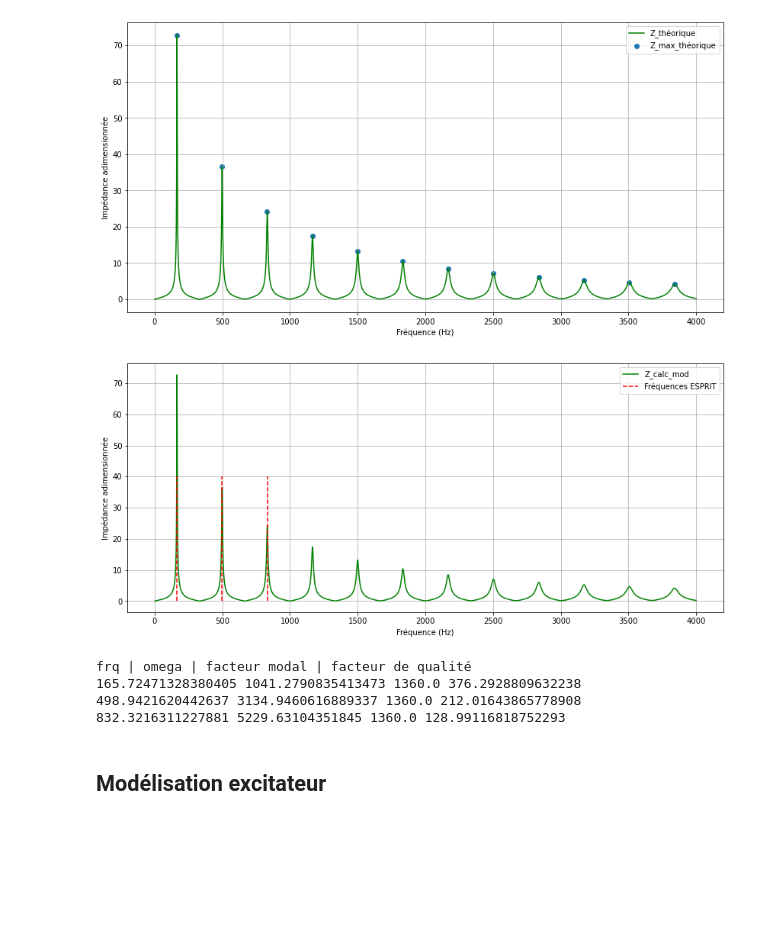
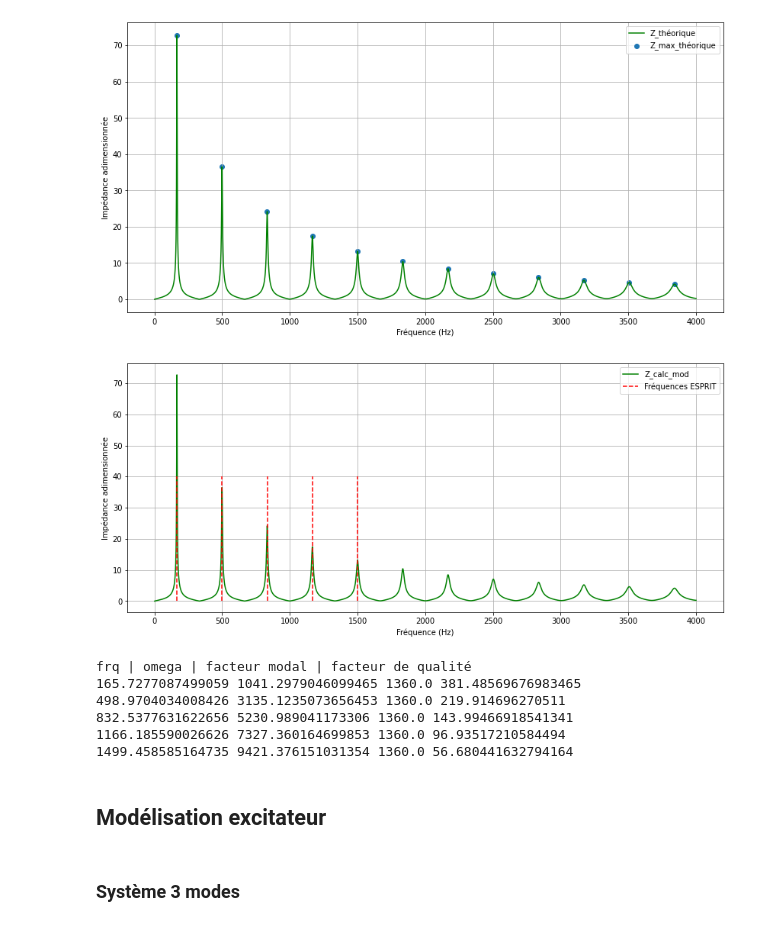
Before and after one commit to dinhviettoanle/pam-auto_oscillations, a Jupyter notebook: code/modal_model.ipynb, the cells around one changed output. Saved outputs shown, nothing was run; the diff lists cells and outputs as text; code cells hidden in the pictures; blank space fills up the shorter version.

```diff
--- a/code/modal_model.ipynb
+++ b/code/modal_model.ipynb
@@ -191,30 +191,30 @@ def least_squares(x, delta, f):
 # %%
 ifft_z = np.fft.irfft(Z_th)
 
-damping_esprit, frq_res_esprit = esprit(ifft_z, 1500, 6)
+damping_esprit, frq_res_esprit = esprit(ifft_z, 1500, 10)
 amp_esprit, phase_esprit = least_squares(ifft_z, damping_esprit, frq_res_esprit)
 
 frq_res_esprit_adim = frq_res_esprit.copy()
 frq_res_esprit *= Fs
 frq_res_esprit += freq_th[0]
 
 Q_esprit = frq_res_esprit/(4*np.pi*damping_esprit)
 Q_esprit = -1/(2*damping_esprit)
 
 plt.figure(figsize=(14,6))
 plt.plot(freq_th, np.abs(Z_th), 'g', label='Z_calc_mod')
 plt.plot([], [], c='r', linestyle='dashed', label='Fréquences ESPRIT')
 for f in frq_res_esprit:
     if f > 0:
         plt.plot([f,f], [0,40], c='r', linestyle="dashed")
 
 
 plt.xlabel('Fréquence (Hz)')
 plt.ylabel('Impédance adimensionnée')
 plt.legend()
 plt.grid()
 # %% [output]
-[figure, old version]
+[figure, new version]
 # %%
 list_frq = np.sort(frq_res_esprit[::2]) # tri des frq par ordre croissant
 list_Q = np.sort(Q_esprit[::2])[::-1] # tri des Q par ordre decroissant
@@ -229,17 +229,29 @@ w2 = 2*np.pi*f2
 f3, Q3, F3 = list(zip(list_frq, list_Q, list_F))[2]
 w3 = 2*np.pi*f3
 
+f4, Q4, F4 = list(zip(list_frq, list_Q, list_F))[3]
+w4 = 2*np.pi*f4
+
+f5, Q5, F5 = list(zip(list_frq, list_Q, list_F))[4]
+w5 = 2*np.pi*f5
+
 print("frq | omega | facteur modal | facteur de qualité")
 print(f1, w1, F1, Q1)
 print(f2, w2, F2, Q2)
 print(f3, w3, F3, Q3)
+print(f4, w4, F4, Q4)
+print(f5, w5, F5, Q5)
 # %% [output]
 frq | omega | facteur modal | facteur de qualité
-165.72471328380405 1041.2790835413473 1360.0 376.2928809632238
-498.9421620442637 3134.9460616889337 1360.0 212.01643865778908
-832.3216311227881 5229.63104351845 1360.0 128.99116818752293
+165.7277087499059 1041.2979046099465 1360.0 381.48569676983465
+498.9704034008426 3135.1235073656453 1360.0 219.914696270511
+832.5377631622656 5230.989041173306 1360.0 143.99466918541341
+1166.185590026626 7327.360164699853 1360.0 96.93517210584494
+1499.458585164735 9421.376151031354 1360.0 56.680441632794164
 # %% [markdown]
 ## Modélisation excitateur
+# %% [markdown]
+### Système 3 modes
 # %%
 def systdyn_3modes(t,y, w1,F1,Q1, w2,F2,Q2, w3,F3,Q3, g,z,s):
     """
```
Also changed, not shown: parts of 6 cells of this notebook, 1 other file.
